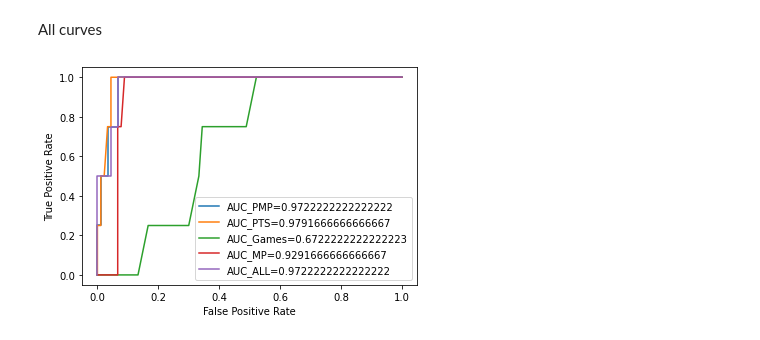
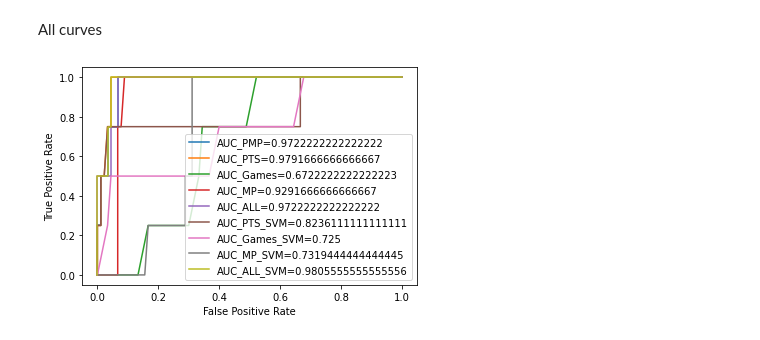
Before and after one commit to MennoCoehoorn/OZNAL, a Jupyter notebook: NBA.ipynb, the cells around one changed output. Cells and saved outputs as stored; diff of their text form; code cells hidden in the pictures.

```diff
--- a/NBA.ipynb
+++ b/NBA.ipynb
@@ -1240,0 +1508,4 @@ plt.show()
+# %%
+X = df[['PTS','G','MP']]
+Y = df['ALLSTAR']
+X_train, X_test, y_train, y_test = train_test_split(X, Y, test_size=0.2, random_state=42)
@@ -1240,0 +1534,3 @@ plt.show()
+# %%
+svcclassifierALL = SVC(kernel='rbf', probability=True)
+svcclassifierALL.fit(X_train,y_train)
@@ -1240,0 +1539,2 @@ plt.show()
+# %%
+predictions_prob = svcclassifierALL.predict_proba(X_test)
@@ -1240,0 +1573,10 @@ plt.show()
+# %%
+fprALL_SVM, tprALL_SVM, _ = metrics.roc_curve(y_test,  predictions_prob[::,1])
+aucALL_SVM = metrics.roc_auc_score(y_test, predictions_prob[::,1])
+
+#create ROC curve
+plt.plot(fprALL_SVM,tprALL_SVM,label="AUC="+str(aucALL_SVM))
+plt.ylabel('True Positive Rate')
+plt.xlabel('False Positive Rate')
+plt.legend(loc=4)
+plt.show()
@@ -1243,12 +1600,16 @@ All curves
 # %%
 plt.plot(fprPMP,tprPMP,label="AUC_PMP="+str(aucPMP))
 plt.plot(fprPTS,tprPTS,label="AUC_PTS="+str(aucPTS))
 plt.plot(fprGS,tprGS,label="AUC_Games="+str(aucGS))
 plt.plot(fprMP,tprMP,label="AUC_MP="+str(aucMP))
 plt.plot(fprALL,tprALL,label="AUC_ALL="+str(aucALL))
+plt.plot(fprPTS_SVM,tprPTS_SVM,label="AUC_PTS_SVM="+str(aucPTS_SVM))
+plt.plot(fprGS_SVM,tprGS_SVM,label="AUC_Games_SVM="+str(aucGS_SVM))
+plt.plot(fprMP_SVM,tprMP_SVM,label="AUC_MP_SVM="+str(aucMP_SVM))
+plt.plot(fprALL_SVM,tprALL_SVM,label="AUC_ALL_SVM="+str(aucALL_SVM))
 plt.ylabel('True Positive Rate')
 plt.xlabel('False Positive Rate')
 plt.legend(loc=4)
 plt.show()
 # %% [output]
-[figure, old version]
+[figure, new version]
```
Also changed, not shown: parts of 50 cells of this notebook.
